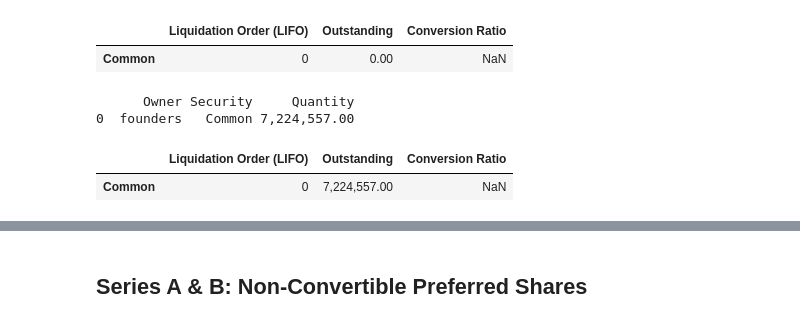
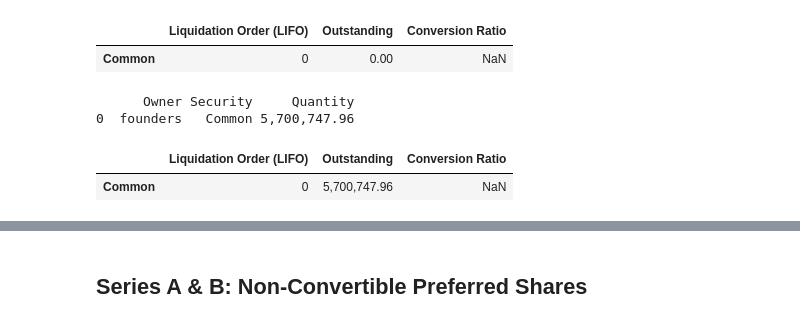
Before and after one commit to TheVinhLuong102/ChicagoBooth-EntrepreneurialFinancePrivateEquity, a Jupyter notebook: Metapath Software/Metapath Software.ipynb, the cells around one changed output, grey strips where cells are left out. Drawn from its saved outputs; the diff is of its cells as text; code cells hidden in the pictures.

```diff
--- a/Metapath Software/Metapath Software.ipynb
+++ b/Metapath Software/Metapath Software.ipynb
@@ -43,15 +43,15 @@ cap_struct.show()
 # %%
 cap_struct.issue(
     owner='founders',
-    securities=dict(Common=7224557))
+    securities=dict(Common=5700747.96472663))
 
 pprint(cap_struct.show(ownerships=True))
 cap_struct.show()
 # %% [output]
       Owner Security     Quantity
-0  founders   Common 7,224,557.00
+0  founders   Common 5,700,747.96
 |  | Liquidation Order (LIFO) | Outstanding | Conversion Ratio |
-| Common | 0 | 7,224,557.00 | NaN |
+| Common | 0 | 5,700,747.96 | NaN |
 # %%
 def show_trial_vals(pareto=False):
 
```
Also changed, not shown: parts of 9 cells of this notebook.
